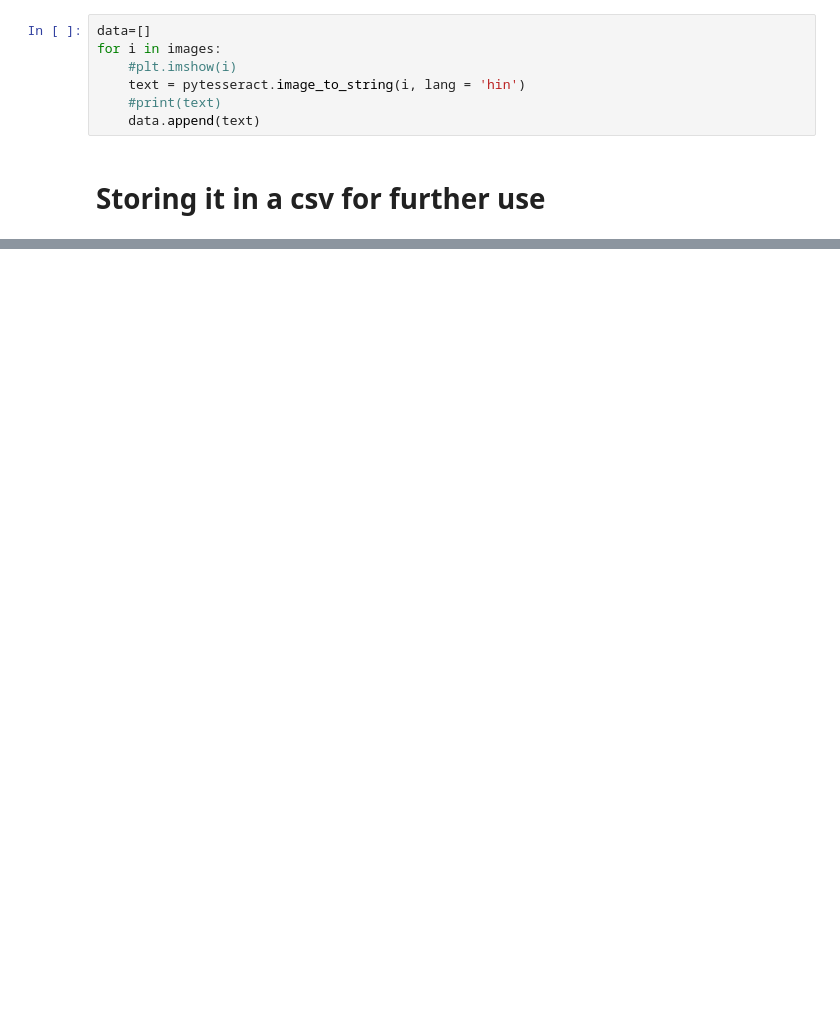
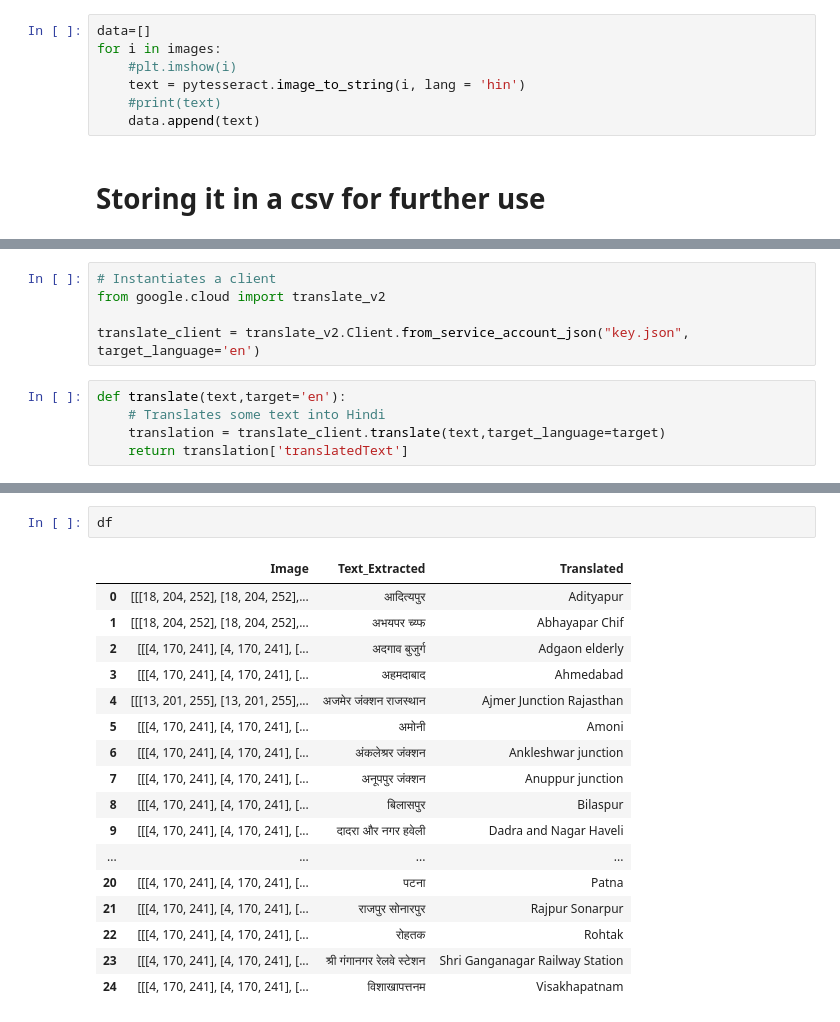
Before and after one commit to AwalDeep/IndianSignboard-Translation, a Jupyter notebook: Hindi Text detection.ipynb, the cells around one changed output, grey strips where cells are left out. Drawn from its saved outputs; the diff is of its cells as text; blank space fills up the shorter version.

```diff
--- a/Hindi Text detection.ipynb
+++ b/Hindi Text detection.ipynb
@@ -156,0 +168,10 @@ df.to_csv('hindi_output.csv', sep=',', encoding='utf-8')
+# %%
+# Instantiates a client
+from google.cloud import translate_v2
+
+translate_client = translate_v2.Client.from_service_account_json("key.json", target_language='en')
+# %%
+def translate(text,target='en'):
+    # Translates some text into Hindi
+    translation = translate_client.translate(text,target_language=target)
+    return translation['translatedText']
@@ -156,0 +246,20 @@ df.to_csv('hindi_output.csv', sep=',', encoding='utf-8')
+# %%
+df
+# %% [output]
+|  | Image | Text_Extracted | Translated |
+| 0 | [[[18, 204, 252], [18, 204, 252],... | आदित्यपुर | Adityapur |
+| 1 | [[[18, 204, 252], [18, 204, 252],... | अभयपर च्य्फ | Abhayapar Chif |
+| 2 | [[[4, 170, 241], [4, 170, 241], [... | अदगाव बुजुर्ग | Adgaon elderly |
+| 3 | [[[4, 170, 241], [4, 170, 241], [... | अहमदाबाद | Ahmedabad |
+| 4 | [[[13, 201, 255], [13, 201, 255],... | अजमेर जंक्शन राजस्थान | Ajmer Junction Rajasthan |
+| 5 | [[[4, 170, 241], [4, 170, 241], [... | अमोनी | Amoni |
+| 6 | [[[4, 170, 241], [4, 170, 241], [... | अंकलेश्रर जंक्शन | Ankleshwar junction |
+| 7 | [[[4, 170, 241], [4, 170, 241], [... | अनूपपुर जंक्शन | Anuppur junction |
+| 8 | [[[4, 170, 241], [4, 170, 241], [... | बिलासपुर | Bilaspur |
+| 9 | [[[4, 170, 241], [4, 170, 241], [... | दादरा और नगर हवेली | Dadra and Nagar Haveli |
+| ... | ... | ... | ... |
+| 20 | [[[4, 170, 241], [4, 170, 241], [... | पटना | Patna |
+| 21 | [[[4, 170, 241], [4, 170, 241], [... | राजपुर सोनारपुर | Rajpur Sonarpur |
+| 22 | [[[4, 170, 241], [4, 170, 241], [... | रोहतक | Rohtak |
+| 23 | [[[4, 170, 241], [4, 170, 241], [... | श्री गंगानगर रेलवे स्टेशन | Shri Ganganagar Railway Station |
+| 24 | [[[4, 170, 241], [4, 170, 241], [... | विशाखापत्तनम | Visakhapatnam |
```
Also changed, not shown: parts of 21 cells of this notebook.
